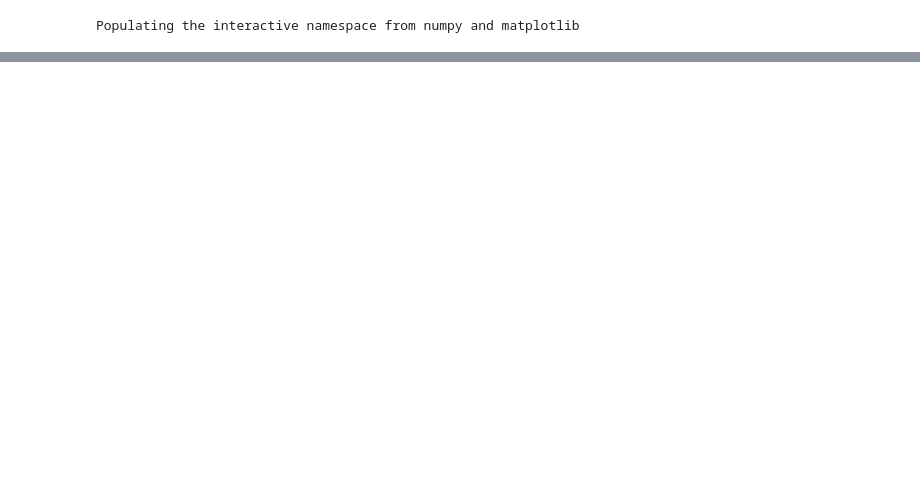
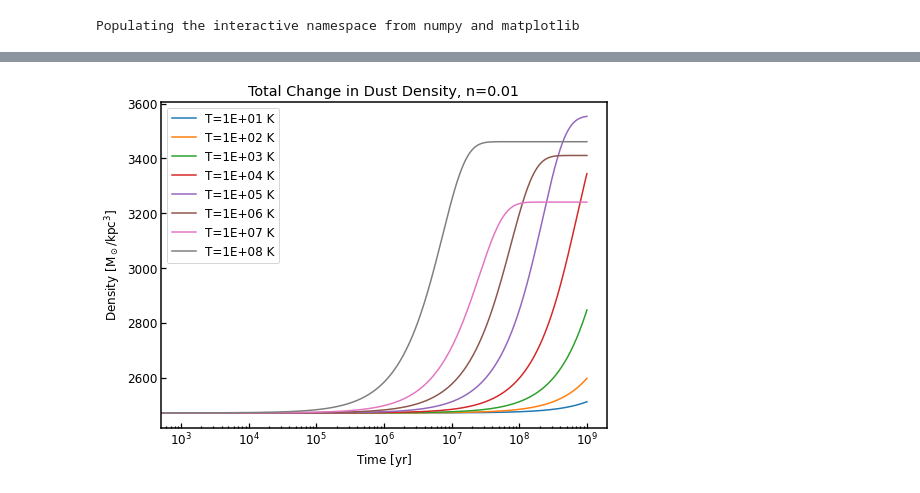
Before and after one commit to helenarichie/my_scripts, a Jupyter notebook: cholla/dust_model/total_numerical_solution.ipynb, the cells around one changed output, grey strips where cells are left out. Cells and saved outputs as stored; diff of their text form; code cells hidden in the pictures; blank space fills up the shorter version.

```diff
--- a/cholla/dust_model/total_numerical_solution.ipynb
+++ b/cholla/dust_model/total_numerical_solution.ipynb
@@ -102,15 +106,22 @@ class DustIntegrator:
         print("Time-step: {} yr".format(self.dt))
         print("------------------------------------------")
 # %%
-def evolve_solutions(h, n, T_arr, T_colors):
-    t_arr = np.arange(0, 1e7, h)
+def evolve_solutions(h, n, T_arr, t_max):
+    YEAR_IN_SECONDS = 3.154e7
+    h /= YEAR_IN_SECONDS
+    t_max /= YEAR_IN_SECONDS
+
+    t_arr = np.arange(0, t_max, h)
 
     d_dust = np.zeros(shape=(len(T_arr), len(t_arr)))
     d_metal = np.zeros(shape=(len(T_arr), len(t_arr)))
 
-    integrator = None
+    integrators = []
+
+    taus = []
 
     def time_refine(integrator):
+        """Refine time-step if dd is changing too rapidly."""
         d_dust_i = integrator.calc_d_dust()
         dd_dt = integrator.calc_dd_dt()
         dt = integrator.dt
@@ -126,17 +137,19 @@ def evolve_solutions(h, n, T_arr, T_colors):
             dd = dt * dd_dt
 
     for j, T in enumerate(T_arr):
-        integrator = DustIntegrator(T, n, h)
+        integrator = DustIntegrator(T, n, h, t_max)
         integrator.get_info()
         # set initial densities
-        # initial conditions are a little wrong I think?
         d_dust[j][0] = integrator._d0_dust
+        taus.append(integrator.tau_g) # yrs
+        integrators.append(integrator)
 
-        integrators = [integrator]
         for i, t_i in enumerate(t_arr):
             if (i+1) < len(t_arr):
                 for integrator in integrators:
+                    # calculate dust density for this time-step
                     d_dust_i = integrator.calc_d_dust()
+                    # calculate dd
                     dd_dt = integrator.calc_dd_dt()
                     dd = integrator.dt * dd_dt
 
@@ -149,8 +162,9 @@ def evolve_solutions(h, n, T_arr, T_colors):
                         d_metal[j][i+1] = integrator.d_metal
                         continue
 
+                    # this is where the density gets updated
                     integrator.update_densities()
                     d_dust[j][i+1] = integrator.d_dust
                     d_metal[j][i+1] = integrator.d_metal
 
-    return d_dust, d_metal
+    return d_dust, d_metal, taus, integrators
@@ -183,0 +191,11 @@ Time-step: 10 yr
+# %%
+fig, ax = plt.subplots(nrows=1, ncols=1, sharex=True, figsize=(8,6))
+for i, dd_i in enumerate(dd):
+    ax.semilogx(np.arange(0, acc_integrator[i].t_max, acc_integrator[i].dt), dd_i, label=f"T={acc_integrator[i].T:.0E} K")
+    #ax.vlines(tau_gs[i], ymin=np.amin(dd_i), ymax=np.amax(dd_i), color="k", linestyle="--", zorder=0)
+    ax.set_xlabel("Time$~[yr]$")
+    ax.set_ylabel(r"Density$~[M_\odot/kpc^3]$")
+    ax.set_title(f"Total Change in Dust Density, n={acc_integrator[i].n}")
+    ax.legend()
+# %% [output]
+[figure, added]
```
Also changed, not shown: parts of 7 cells of this notebook, 3 other files.
